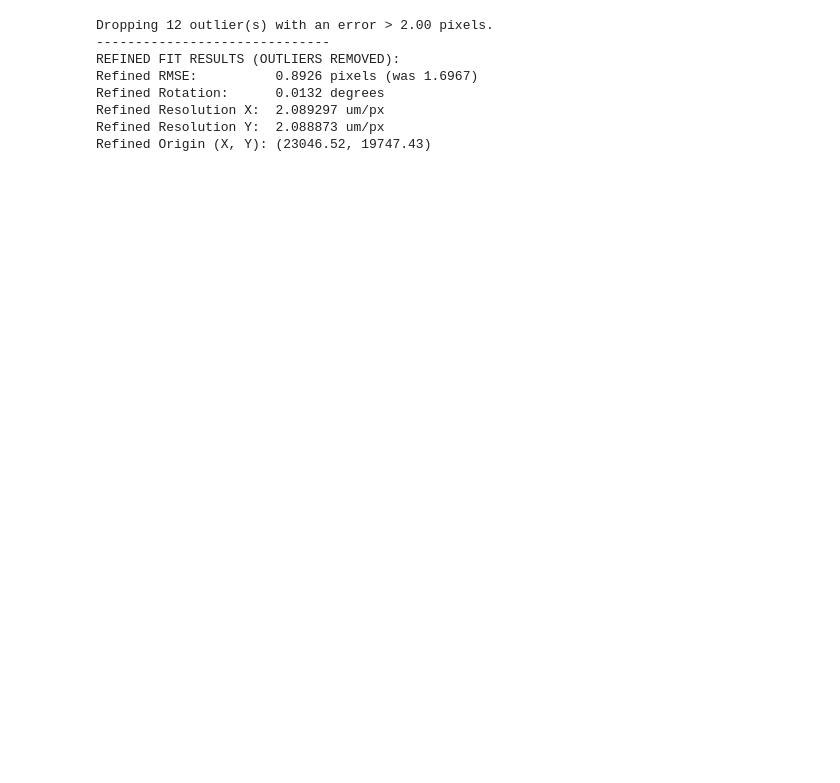
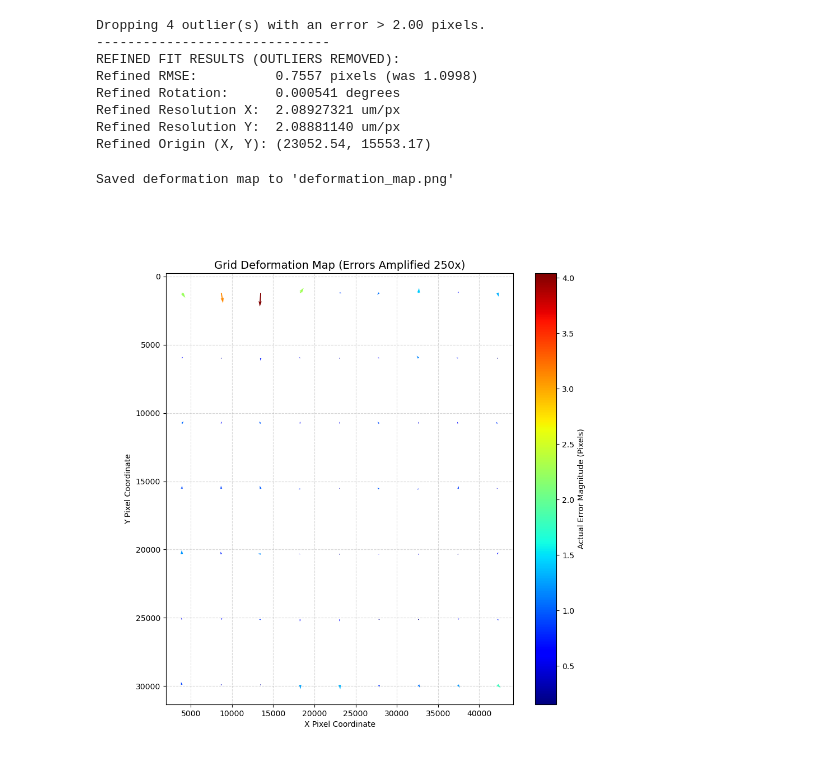
Before and after one commit to yuri-evangelista/CodedMasks, a Jupyter notebook: Metrology/grid_analysis_xy_resolution_test.ipynb, the cells around one changed output. Saved outputs shown, nothing was run; the diff lists cells and outputs as text; code cells hidden in the pictures; blank space fills up the shorter version.

```diff
--- a/Metrology/grid_analysis_xy_resolution_test.ipynb
+++ b/Metrology/grid_analysis_xy_resolution_test.ipynb
@@ -72,15 +130,12 @@ Number of grid centers found: 73
 # %%
-import numpy as np
-import cv2
-
 # Assume 'centers' is the list of (x,y) tuples from your previous detection
 # Convert it to a numpy array for easier math
 centers_array = np.array(centers, dtype=np.float32)
 
 # --- 1. FIND THE ROTATION ANGLE ---
 # Isolate horizontal points. Assuming the horizontal line passes near the median Y coordinate.
-median_y = np.median(centers_array[1:, 1])
-y_tolerance = 2000  # pixels of vertical tolerance to group the horizontal line
+median_y = np.median(centers_array[:, 1])
+y_tolerance = 4000  # pixels of vertical tolerance to group the horizontal line
 horizontal_points = centers_array[np.abs(centers_array[:, 1] - median_y) < y_tolerance]
 
 # Fit a line to these horizontal points using OpenCV
@@ -288,16 +343,54 @@ rmse_clean = np.sqrt(np.mean(point_errors_clean**2))
 print("-" * 30)
 print("REFINED FIT RESULTS (OUTLIERS REMOVED):")
 print(f"Refined RMSE:          {rmse_clean:.4f} pixels (was {rmse:.4f})")
-print(f"Refined Rotation:      {angle_deg_clean:.4f} degrees")
-print(f"Refined Resolution X:  {1/res_x_clean*1000:.6f} um/px")
-print(f"Refined Resolution Y:  {1/res_y_clean*1000:.6f} um/px")
+print(f"Refined Rotation:      {angle_deg_clean:.6f} degrees")
+print(f"Refined Resolution X:  {1/res_x_clean*1000:.8f} um/px")
+print(f"Refined Resolution Y:  {1/res_y_clean*1000:.8f} um/px")
 print(f"Refined Origin (X, Y): ({c_c:.2f}, {f_c:.2f})")
 # %% [output]
-Dropping 12 outlier(s) with an error > 2.00 pixels.
+Dropping 4 outlier(s) with an error > 2.00 pixels.
 ------------------------------
 REFINED FIT RESULTS (OUTLIERS REMOVED):
-Refined RMSE:          0.8926 pixels (was 1.6967)
-Refined Rotation:      0.0132 degrees
-Refined Resolution X:  2.089297 um/px
-Refined Resolution Y:  2.088873 um/px
-Refined Origin (X, Y): (23046.52, 19747.43)
+Refined RMSE:          0.7557 pixels (was 1.0998)
+Refined Rotation:      0.000541 degrees
+Refined Resolution X:  2.08927321 um/px
+Refined Resolution Y:  2.08881140 um/px
+Refined Origin (X, Y): (23052.54, 15553.17)
+# %%
+# --- 1. PREPARE THE VECTOR FIELD (QUIVER PLOT) ---
+# We use the predicted (ideal) coordinates as the base of our arrows
+X_base = U_pred
+Y_base = V_pred
+
+# The direction and length of the arrows are the errors we calculated
+# We multiply by an amplification factor so tiny sub-pixel errors are visible to the human eye
+amplification = 250
+U_dir = error_X * amplification
+V_dir = error_Y * amplification
+
+# Color code the arrows by their error magnitude (larger errors = red, smaller = blue)
+error_magnitudes = np.sqrt(error_X**2 + error_Y**2)
+
+# --- 2. PLOT THE DEFORMATION MAP ---
+plt.figure(figsize=(10, 10))
+plt.title(f"Grid Deformation Map (Errors Amplified {amplification}x)", fontsize=14)
+
+# Draw the vector arrows
+quiver = plt.quiver(X_base, Y_base, U_dir, V_dir, error_magnitudes,
+                    angles='xy', scale_units='xy', scale=1, cmap='jet', width=0.003)
+
+# Invert Y axis because image coordinates start (0,0) at the top-left
+plt.gca().invert_yaxis()
+
+plt.colorbar(quiver, label='Actual Error Magnitude (Pixels)')
+plt.xlabel("X Pixel Coordinate")
+plt.ylabel("Y Pixel Coordinate")
+plt.grid(True, linestyle='--', alpha=0.5)
+
+# Save and show
+plt.savefig('deformation_map.png', dpi=1200)
+print("Saved deformation map to 'deformation_map.png'")
+plt.show()
+# %% [output]
+Saved deformation map to 'deformation_map.png'
+[figure, added]
```
Also changed, not shown: parts of 11 cells of this notebook.
